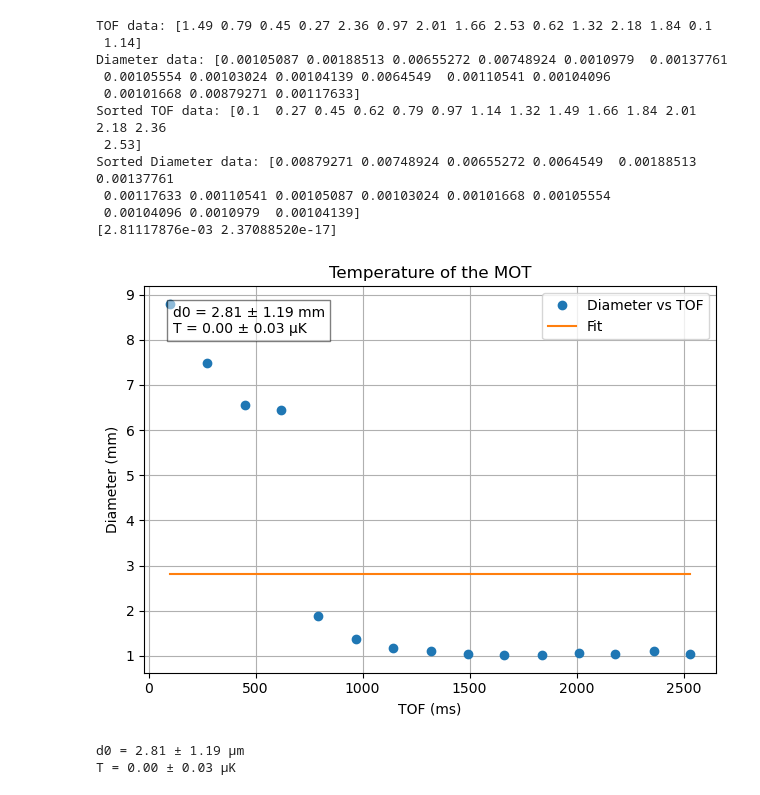
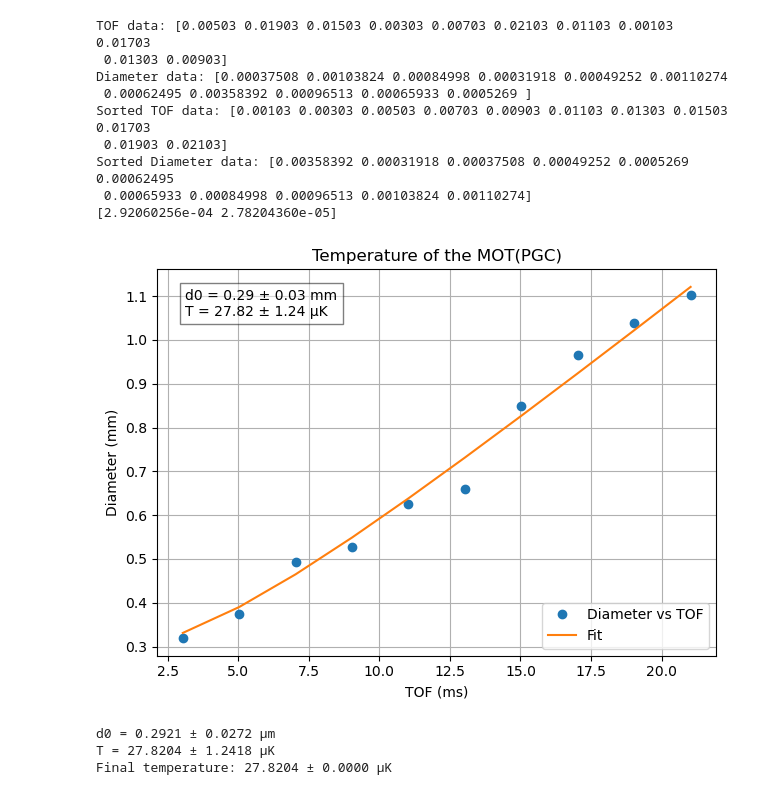
Before and after one commit to harrykendell/ARTIQ, a Jupyter notebook: analysis/plotting_data_post_analysis.ipynb, the cells around one changed output. Drawn from its saved outputs; the diff is of its cells as text; code cells hidden in the pictures.

```diff
--- a/analysis/plotting_data_post_analysis.ipynb
+++ b/analysis/plotting_data_post_analysis.ipynb
@@ -20,7 +20,7 @@ from repository.imaging.processor import AbsImage  # noqa: E402
 
 
 folder_directory = (
-    "../results/2025-08-28/21/"  # Example directory path, adjust as needed
+    "../results/2025-09-10/13/"  # Example directory path, adjust as needed
 )
 file_names = os.listdir(folder_directory)
 
@@ -30,7 +30,7 @@ print(f"Files in directory: {file_names}")
 
 # Enter the name of the file you want to analyze, this file consisit of many runs of of particular scan parameter if you have multiple runs
 particular_directory = (
-    folder_directory + "000009135-AbsorptionImageExpFrag.h5"
+    folder_directory + "000010451-AbsorptionImageExpFrag.h5"
 )  # Example file path, adjust as needed
 
 
@@ -140,7 +140,7 @@ def plot_absorption_image(file_directory, run_number):
     plt.show()
 
 
-scan_number = 1  # Example scan number, adjust as needed
+scan_number = 5  # Example scan number, adjust as needed
 
 plot_absorption_image(particular_directory, scan_number)
 # Extracting the values and the units from the files
@@ -653,8 +642,8 @@ plot_general(
 # curve fitting to find the diameter as a function of time of flight (TOF)
 import numpy as np
 
-t_data = f1["datasets"][d][()]  # TOF data
-d_data = np.array(sy)  # Diameter data, using sx as an example
+t_data = scan_params # TOF data
+d_data = np.array(sx)  # Diameter data, using sy as an example
 
 
 print("TOF data:", t_data)
@@ -683,6 +672,7 @@ kB = 1.380649e-23  # J/K
 m = 1.45e-25  # kg
 
 
+
 # http://ultracold.physi.uni-heidelberg.de/files/diplomarbeit-friedhelm.pdf
 
 # Model: sqrt(d0^2 + (kB * T/m) * t^2)
@@ -692,7 +682,9 @@ m = 1.45e-25  # kg
 def model(t, d0, T):
     return np.sqrt(d0**2 + (kB * T * t**2) / m)
 
-
+#remove first data point from t_data_sorted and d_data_sorted
+t_data_sorted = t_data_sorted[1:]
+d_data_sorted = d_data_sorted[1:]
 
 # Fit your existing data
 bounds = ([0, 0], [np.inf, np.inf])  # d0 and T must be positive
@@ -700,50 +692,62 @@ p0 = [2e-3, 100e-6]  # Initial guess
 popt, pcov = curve_fit(model, t_data_sorted, d_data_sorted, p0=p0, bounds=bounds)
 d0_fit, T_fit = popt
 d0_err, T_err = np.sqrt(np.diag(pcov))
 
 print(popt)
 
 # Plot
 plt.plot(t_data_sorted * 1e3, d_data_sorted * 1e3, "o", label="data")
 plt.plot(t_data_sorted * 1e3, model(t_data_sorted, *popt) * 1e3, label="fit")
 plt.xlabel("TOF (ms)")
 plt.ylabel("Diameter (mm)")
 plt.legend(["Diameter vs TOF", "Fit"])
-plt.title("Temperature of the MOT")
+plt.title("Temperature of the MOT(PGC)")
 
 # add fit results to the plot with box with proper formatting
 fit_text = f"d0 = {d0_fit * 1e3:.2f} ± {d0_err * 1e3:.2f} mm\nT = {T_fit * 1e6:.2f} ± {T_err * 1e6:.2f} μK"
 plt.gca().text(
     0.05,
     0.95,
     fit_text,
     transform=plt.gca().transAxes,
     fontsize=10,
     verticalalignment="top",
     bbox=dict(facecolor="white", alpha=0.5, edgecolor="black"),
 )
 plt.grid(True)
 plt.tight_layout()
 plt.show()
 
 # Print results
-print(f"d0 = {d0_fit * 1e3:.2f} ± {d0_err * 1e3:.2f} μm")
-print(f"T = {T_fit * 1e6:.2f} ± {T_err * 1e6:.2f} μK")
+print(f"d0 = {d0_fit * 1e3:.4f} ± {d0_err * 1e3:.4f} μm")
+print(f"T = {T_fit * 1e6:.4f} ± {T_err * 1e6:.4f} μK")
+
+
+# Known values
+s = 28.19  # Pixel size in µm/pixel
+delta_s = 10.59  # Uncertainty in pixel size
+
+# Calculate pixel-size-based uncertainty
+delta_T_pixel = T_fit * 2 * (delta_s / s)
+
+# Combine both uncertainties
+delta_T_total = np.sqrt(T_err**2 + delta_T_pixel**2)
+
+print(f"Final temperature: {T_fit * 1e6:.4f} ± {delta_T_total:.4f} µK")
 # %% [output]
-TOF data: [1.49 0.79 0.45 0.27 2.36 0.97 2.01 1.66 2.53 0.62 1.32 2.18 1.84 0.1
- 1.14]
-Diameter data: [0.00105087 0.00188513 0.00655272 0.00748924 0.0010979  0.00137761
- 0.00105554 0.00103024 0.00104139 0.0064549  0.00110541 0.00104096
- 0.00101668 0.00879271 0.00117633]
-Sorted TOF data: [0.1  0.27 0.45 0.62 0.79 0.97 1.14 1.32 1.49 1.66 1.84 2.01 2.18 2.36
- 2.53]
-Sorted Diameter data: [0.00879271 0.00748924 0.00655272 0.0064549  0.00188513 0.00137761
- 0.00117633 0.00110541 0.00105087 0.00103024 0.00101668 0.00105554
- 0.00104096 0.0010979  0.00104139]
-[2.81117876e-03 2.37088520e-17]
+TOF data: [0.00503 0.01903 0.01503 0.00303 0.00703 0.02103 0.01103 0.00103 0.01703
+ 0.01303 0.00903]
+Diameter data: [0.00037508 0.00103824 0.00084998 0.00031918 0.00049252 0.00110274
+ 0.00062495 0.00358392 0.00096513 0.00065933 0.0005269 ]
+Sorted TOF data: [0.00103 0.00303 0.00503 0.00703 0.00903 0.01103 0.01303 0.01503 0.01703
+ 0.01903 0.02103]
+Sorted Diameter data: [0.00358392 0.00031918 0.00037508 0.00049252 0.0005269  0.00062495
+ 0.00065933 0.00084998 0.00096513 0.00103824 0.00110274]
+[2.92060256e-04 2.78204360e-05]
-[figure, old version]
+[figure, new version]
-d0 = 2.81 ± 1.19 μm
-T = 0.00 ± 0.03 μK
+d0 = 0.2921 ± 0.0272 μm
+T = 27.8204 ± 1.2418 μK
+Final temperature: 27.8204 ± 0.0000 µK
 # %%
 # pixel calibration fit
 g = 9.81  # m/s^2, gravitational acceleration
```
Also changed, not shown: parts of 5 cells of this notebook, 5 other files.
